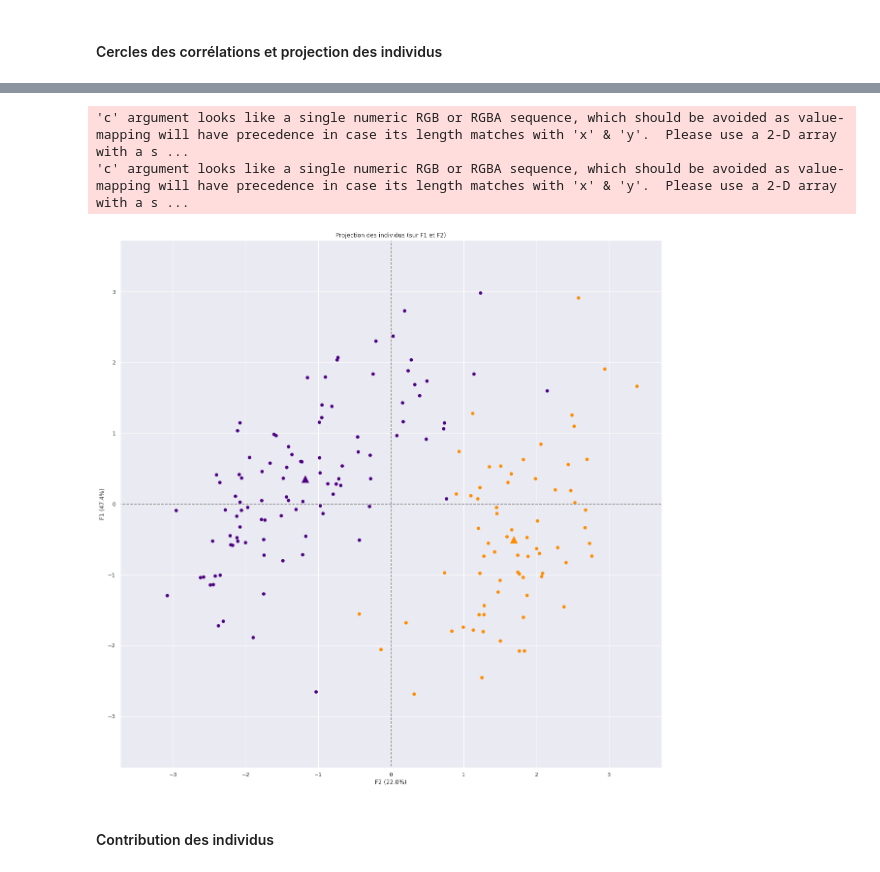
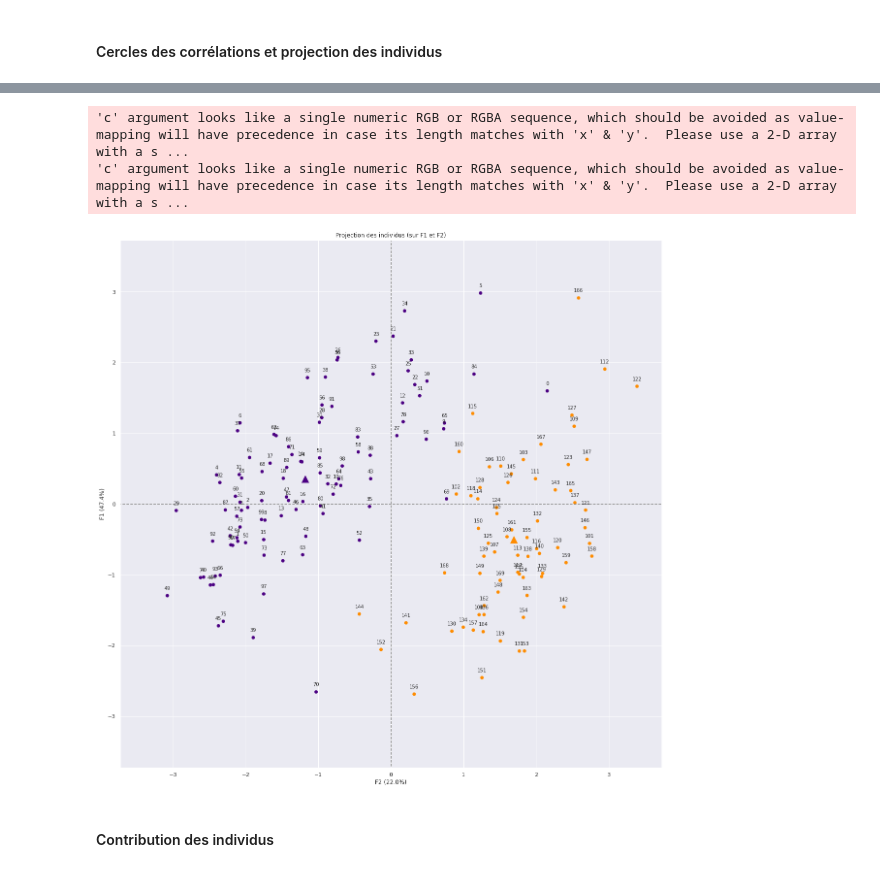
Before and after one commit to FranckDELRUE/FranckDELRUE-OCR-Project-6-DAn-Python, a Jupyter notebook: P6_DELRUE_Franck.ipynb, the cells around one changed output, grey strips where cells are left out. Saved outputs shown, nothing was run; the diff lists cells and outputs as text; code cells hidden in the pictures.

```diff
--- a/P6_DELRUE_Franck.ipynb
+++ b/P6_DELRUE_Franck.ipynb
@@ -156,16 +156,16 @@ n_comp = 2
 # %%
 # Cercle des corrélations
 pcs = pca.components_
 OCR.display_circles(pcs, n_comp, pca, [(0,1)], labels = np.array(features))
 
 # Projection des individus
 X_projected = pca.transform(X_scaled)
-OCR.display_factorial_planes(X_projected, n_comp, pca, [(0,1)], df['is_genuine'].astype(int))#, labels = np.array(names))
+OCR.display_factorial_planes(X_projected, n_comp, pca, [(0,1)], df['is_genuine'].astype(int), labels = np.array(names))
 # %% [output]
 [figure]
 'c' argument looks like a single numeric RGB or RGBA sequence, which should be avoided as value-mapping will have precedence in case its length matches with 'x' & 'y'.  Please use a 2-D array with a s ...
 'c' argument looks like a single numeric RGB or RGBA sequence, which should be avoided as value-mapping will have precedence in case its length matches with 'x' & 'y'.  Please use a 2-D array with a s ...
-[figure, old version]
+[figure, new version]
 # %% [markdown]
 #### Contribution des individus
 # %%
```
Also changed, not shown: parts of 18 cells of this notebook, 1 other file.
